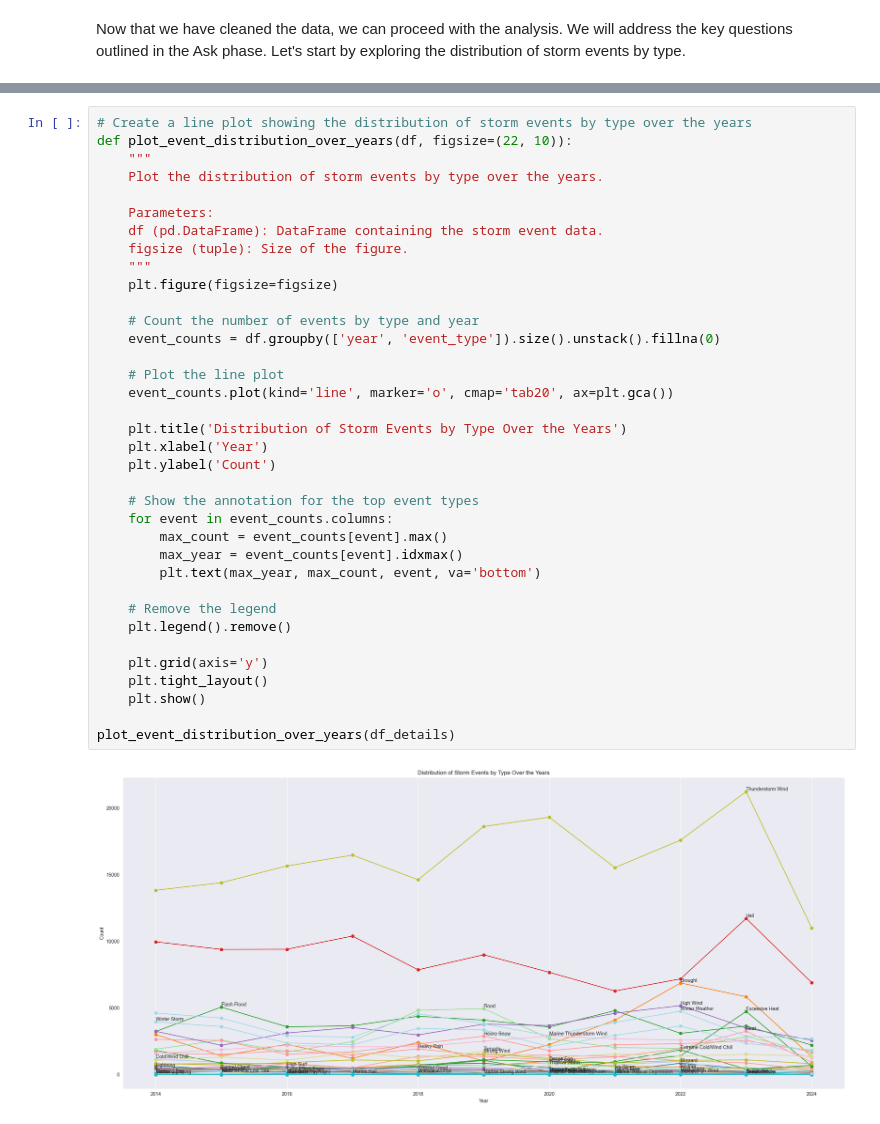
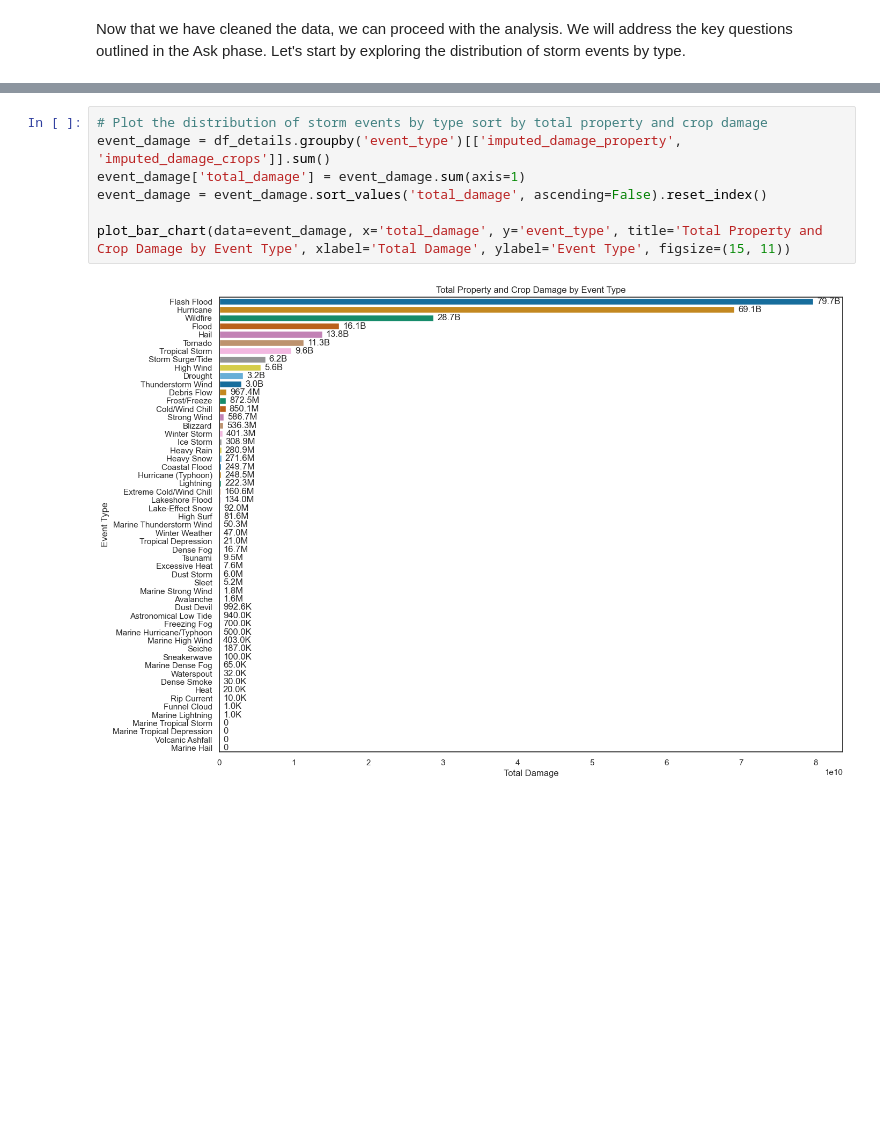
Before and after one commit to quiinthieu/us-storm-events, a Jupyter notebook: sample_part_1.ipynb, the cells around one changed output, grey strips where cells are left out. Drawn from its saved outputs; the diff is of its cells as text; blank space fills up the shorter version.

```diff
--- a/sample_part_1.ipynb
+++ b/sample_part_1.ipynb
@@ -760,38 +771,9 @@ for i, year in enumerate(range(df_details['year'].min(), df_details['year'].max(
-# %%
-# Create a line plot showing the distribution of storm events by type over the years
-def plot_event_distribution_over_years(df, figsize=(22, 10)):
-    """
-    Plot the distribution of storm events by type over the years.
-
-    Parameters:
-    df (pd.DataFrame): DataFrame containing the storm event data.
-    figsize (tuple): Size of the figure.
-    """
-    plt.figure(figsize=figsize)
-
-    # Count the number of events by type and year
-    event_counts = df.groupby(['year', 'event_type']).size().unstack().fillna(0)
-
-    # Plot the line plot
-    event_counts.plot(kind='line', marker='o', cmap='tab20', ax=plt.gca())
-
-    plt.title('Distribution of Storm Events by Type Over the Years')
-    plt.xlabel('Year')
-    plt.ylabel('Count')
-
-    # Show the annotation for the top event types
-    for event in event_counts.columns:
-        max_count = event_counts[event].max()
-        max_year = event_counts[event].idxmax()
-        plt.text(max_year, max_count, event, va='bottom')
-
-    # Remove the legend
-    plt.legend().remove()
-
-    plt.grid(axis='y')
-    plt.tight_layout()
-    plt.show()
-
-plot_event_distribution_over_years(df_details)
-# %% [output]
-[figure, removed]
+# %%
+# Plot the distribution of storm events by type sort by total property and crop damage
+event_damage = df_details.groupby('event_type')[['imputed_damage_property', 'imputed_damage_crops']].sum()
+event_damage['total_damage'] = event_damage.sum(axis=1)
+event_damage = event_damage.sort_values('total_damage', ascending=False).reset_index()
+
+plot_bar_chart(data=event_damage, x='total_damage', y='event_type', title='Total Property and Crop Damage by Event Type', xlabel='Total Damage', ylabel='Event Type', figsize=(15, 11))
+# %% [output]
+[figure, added]
```
Also changed, not shown: parts of 18 cells of this notebook, 2 other files.
